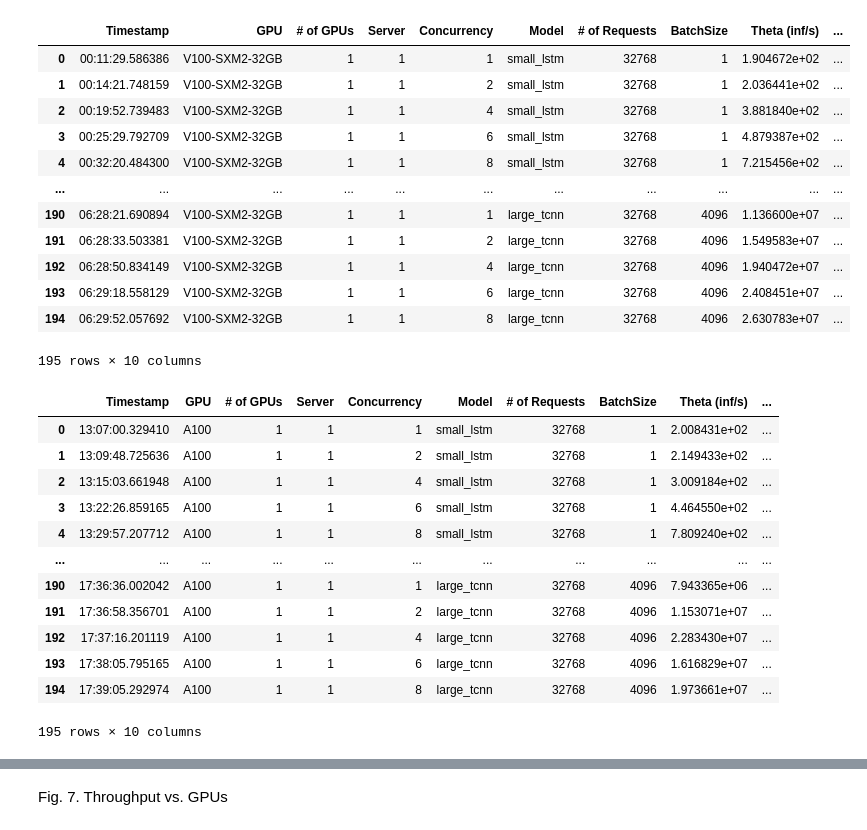
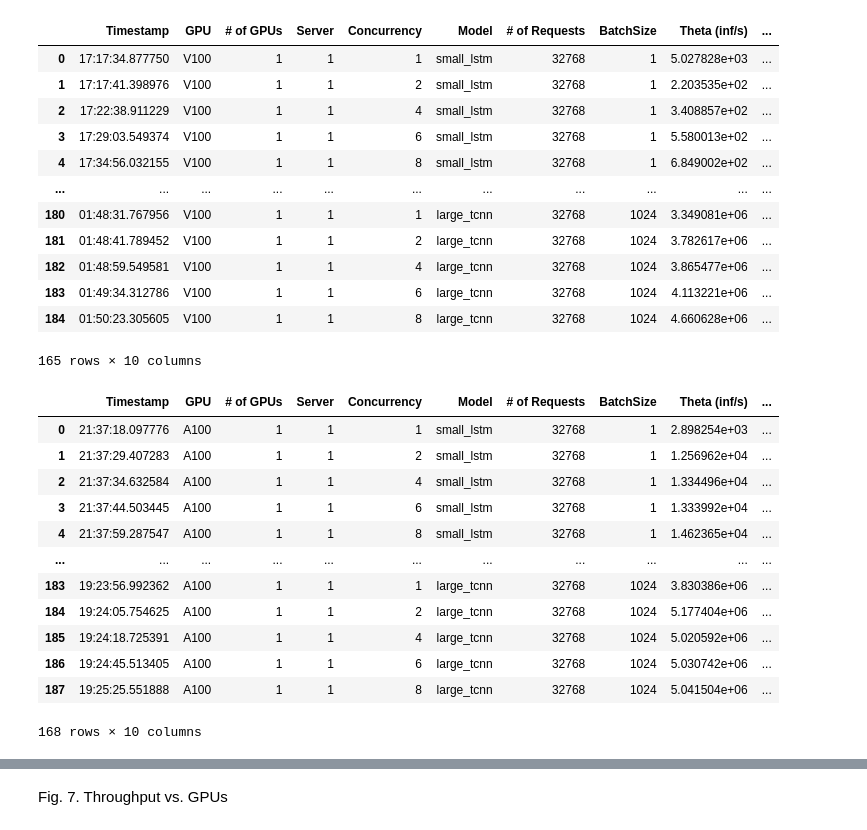
Before and after one commit to laszewsk/deprecated-osmi, a Jupyter notebook: results.ipynb, the cells around one changed output, grey strips where cells are left out. Cells and saved outputs as stored; diff of their text form; code cells hidden in the pictures.

```diff
--- a/results.ipynb
+++ b/results.ipynb
@@ -1,47 +1,50 @@
 # %%
 import pandas as pd
 import matplotlib.pyplot as plt
+from matplotlib.ticker import LogLocator, ScalarFormatter
 import numpy as np
 import math
 
 plt.rcParams["figure.figsize"] = (12,7)
 
-v100_data = pd.read_csv('osmi-output/v100-results.csv')
+v100_data = pd.read_csv('osmi-output/v100-results-localscratch.csv')
+v100_data = v100_data[v100_data['BatchSize'] <= 1024]
 small_v100_data = v100_data[v100_data['Model']=='small_lstm']
 medium_v100_data = v100_data[v100_data['Model']=='medium_cnn']
 large_v100_data = v100_data[v100_data['Model']=='large_tcnn']
 v100_data
 # %% [output]
 |  | Timestamp | GPU | # of GPUs | Server | Concurrency | Model | # of Requests | BatchSize | Theta (inf/s) | ... |
-| 0 | 00:11:29.586386 | V100-SXM2-32GB | 1 | 1 | 1 | small_lstm | 32768 | 1 | 1.904672e+02 | ... |
-| 1 | 00:14:21.748159 | V100-SXM2-32GB | 1 | 1 | 2 | small_lstm | 32768 | 1 | 2.036441e+02 | ... |
-| 2 | 00:19:52.739483 | V100-SXM2-32GB | 1 | 1 | 4 | small_lstm | 32768 | 1 | 3.881840e+02 | ... |
-| 3 | 00:25:29.792709 | V100-SXM2-32GB | 1 | 1 | 6 | small_lstm | 32768 | 1 | 4.879387e+02 | ... |
-| 4 | 00:32:20.484300 | V100-SXM2-32GB | 1 | 1 | 8 | small_lstm | 32768 | 1 | 7.215456e+02 | ... |
+| 0 | 17:17:34.877750 | V100 | 1 | 1 | 1 | small_lstm | 32768 | 1 | 5.027828e+03 | ... |
+| 1 | 17:17:41.398976 | V100 | 1 | 1 | 2 | small_lstm | 32768 | 1 | 2.203535e+02 | ... |
+| 2 | 17:22:38.911229 | V100 | 1 | 1 | 4 | small_lstm | 32768 | 1 | 3.408857e+02 | ... |
+| 3 | 17:29:03.549374 | V100 | 1 | 1 | 6 | small_lstm | 32768 | 1 | 5.580013e+02 | ... |
+| 4 | 17:34:56.032155 | V100 | 1 | 1 | 8 | small_lstm | 32768 | 1 | 6.849002e+02 | ... |
 | ... | ... | ... | ... | ... | ... | ... | ... | ... | ... | ... |
-| 190 | 06:28:21.690894 | V100-SXM2-32GB | 1 | 1 | 1 | large_tcnn | 32768 | 4096 | 1.136600e+07 | ... |
-| 191 | 06:28:33.503381 | V100-SXM2-32GB | 1 | 1 | 2 | large_tcnn | 32768 | 4096 | 1.549583e+07 | ... |
-| 192 | 06:28:50.834149 | V100-SXM2-32GB | 1 | 1 | 4 | large_tcnn | 32768 | 4096 | 1.940472e+07 | ... |
-| 193 | 06:29:18.558129 | V100-SXM2-32GB | 1 | 1 | 6 | large_tcnn | 32768 | 4096 | 2.408451e+07 | ... |
-| 194 | 06:29:52.057692 | V100-SXM2-32GB | 1 | 1 | 8 | large_tcnn | 32768 | 4096 | 2.630783e+07 | ... |
+| 180 | 01:48:31.767956 | V100 | 1 | 1 | 1 | large_tcnn | 32768 | 1024 | 3.349081e+06 | ... |
+| 181 | 01:48:41.789452 | V100 | 1 | 1 | 2 | large_tcnn | 32768 | 1024 | 3.782617e+06 | ... |
+| 182 | 01:48:59.549581 | V100 | 1 | 1 | 4 | large_tcnn | 32768 | 1024 | 3.865477e+06 | ... |
+| 183 | 01:49:34.312786 | V100 | 1 | 1 | 6 | large_tcnn | 32768 | 1024 | 4.113221e+06 | ... |
+| 184 | 01:50:23.305605 | V100 | 1 | 1 | 8 | large_tcnn | 32768 | 1024 | 4.660628e+06 | ... |
-195 rows × 10 columns
+165 rows × 10 columns
 # %%
-a100_data = pd.read_csv('osmi-output/a100-results.csv')
+a100_data = pd.read_csv('osmi-output/a100-results-localscratch.csv')
+a100_data = a100_data[a100_data['BatchSize'] <= 1024]
 small_a100_data = a100_data[a100_data['Model']=='small_lstm']
 medium_a100_data = a100_data[a100_data['Model']=='medium_cnn']
 large_a100_data = a100_data[a100_data['Model']=='large_tcnn']
 a100_data
 # %% [output]
 |  | Timestamp | GPU | # of GPUs | Server | Concurrency | Model | # of Requests | BatchSize | Theta (inf/s) | ... |
-| 0 | 13:07:00.329410 | A100 | 1 | 1 | 1 | small_lstm | 32768 | 1 | 2.008431e+02 | ... |
-| 1 | 13:09:48.725636 | A100 | 1 | 1 | 2 | small_lstm | 32768 | 1 | 2.149433e+02 | ... |
-| 2 | 13:15:03.661948 | A100 | 1 | 1 | 4 | small_lstm | 32768 | 1 | 3.009184e+02 | ... |
-| 3 | 13:22:26.859165 | A100 | 1 | 1 | 6 | small_lstm | 32768 | 1 | 4.464550e+02 | ... |
-| 4 | 13:29:57.207712 | A100 | 1 | 1 | 8 | small_lstm | 32768 | 1 | 7.809240e+02 | ... |
+| 0 | 21:37:18.097776 | A100 | 1 | 1 | 1 | small_lstm | 32768 | 1 | 2.898254e+03 | ... |
+| 1 | 21:37:29.407283 | A100 | 1 | 1 | 2 | small_lstm | 32768 | 1 | 1.256962e+04 | ... |
+| 2 | 21:37:34.632584 | A100 | 1 | 1 | 4 | small_lstm | 32768 | 1 | 1.334496e+04 | ... |
+| 3 | 21:37:44.503445 | A100 | 1 | 1 | 6 | small_lstm | 32768 | 1 | 1.333992e+04 | ... |
+| 4 | 21:37:59.287547 | A100 | 1 | 1 | 8 | small_lstm | 32768 | 1 | 1.462365e+04 | ... |
 | ... | ... | ... | ... | ... | ... | ... | ... | ... | ... | ... |
-| 190 | 17:36:36.002042 | A100 | 1 | 1 | 1 | large_tcnn | 32768 | 4096 | 7.943365e+06 | ... |
-| 191 | 17:36:58.356701 | A100 | 1 | 1 | 2 | large_tcnn | 32768 | 4096 | 1.153071e+07 | ... |
-| 192 | 17:37:16.201119 | A100 | 1 | 1 | 4 | large_tcnn | 32768 | 4096 | 2.283430e+07 | ... |
-| 193 | 17:38:05.795165 | A100 | 1 | 1 | 6 | large_tcnn | 32768 | 4096 | 1.616829e+07 | ... |
-| 194 | 17:39:05.292974 | A100 | 1 | 1 | 8 | large_tcnn | 32768 | 4096 | 1.973661e+07 | ... |
+| 183 | 19:23:56.992362 | A100 | 1 | 1 | 1 | large_tcnn | 32768 | 1024 | 3.830386e+06 | ... |
+| 184 | 19:24:05.754625 | A100 | 1 | 1 | 2 | large_tcnn | 32768 | 1024 | 5.177404e+06 | ... |
+| 185 | 19:24:18.725391 | A100 | 1 | 1 | 4 | large_tcnn | 32768 | 1024 | 5.020592e+06 | ... |
+| 186 | 19:24:45.513405 | A100 | 1 | 1 | 6 | large_tcnn | 32768 | 1024 | 5.030742e+06 | ... |
+| 187 | 19:25:25.551888 | A100 | 1 | 1 | 8 | large_tcnn | 32768 | 1024 | 5.041504e+06 | ... |
-195 rows × 10 columns
+168 rows × 10 columns
```
Also changed, not shown: parts of 11 cells of this notebook.
